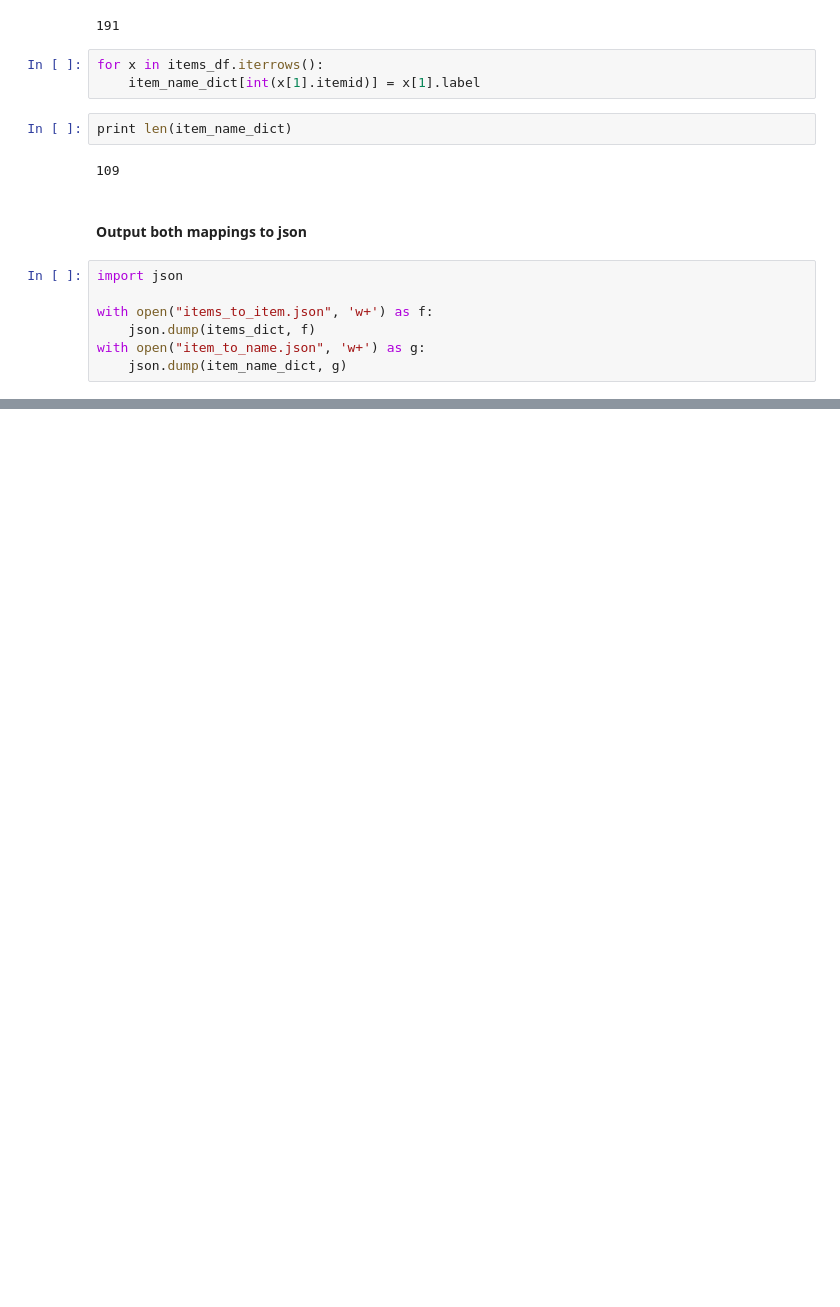
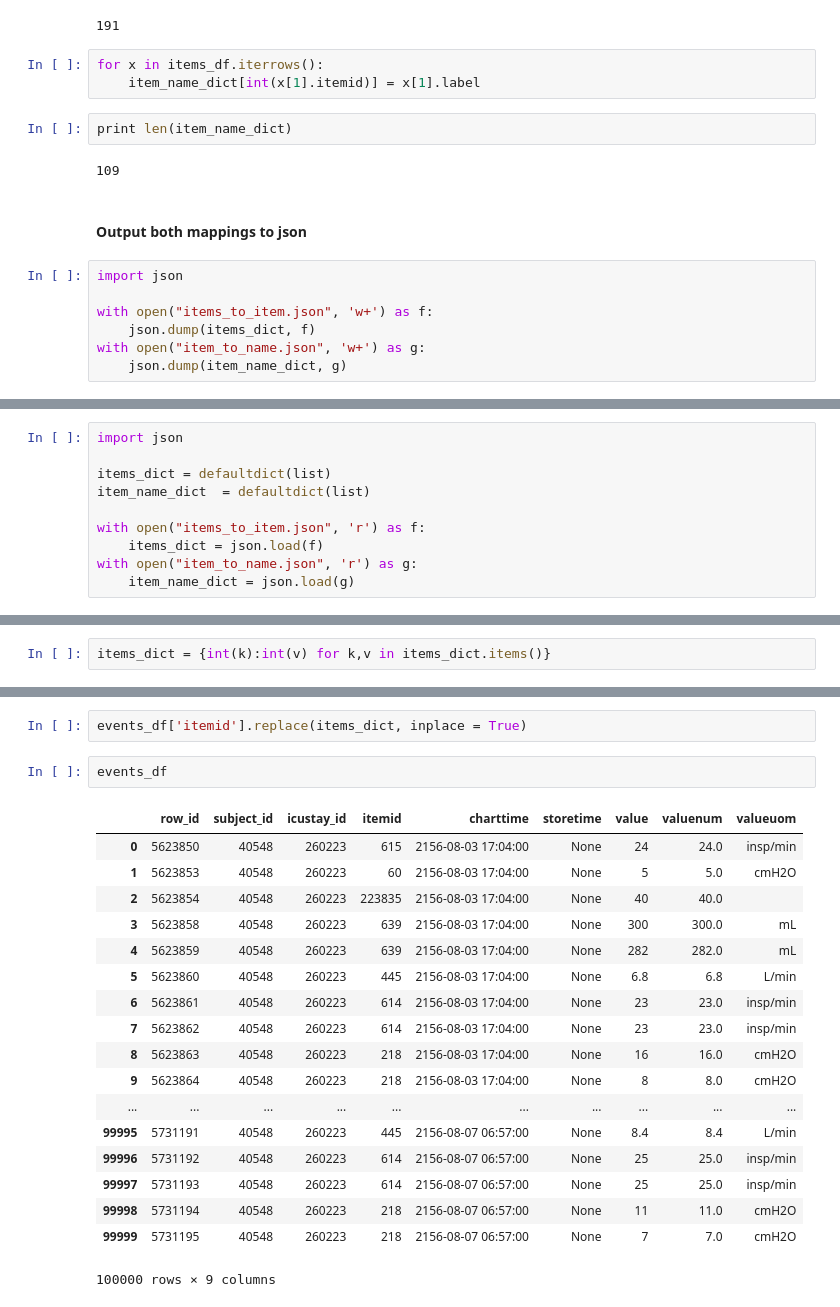
Before and after one commit to TimeForLime/mcnulty-five, a Jupyter notebook: sameh/Mapping_item_IDs.ipynb, the cells around one changed output, grey strips where cells are left out. Saved outputs shown, nothing was run; the diff lists cells and outputs as text; blank space fills up the shorter version.

```diff
--- a/sameh/Mapping_item_IDs.ipynb
+++ b/sameh/Mapping_item_IDs.ipynb
@@ -110,0 +117,10 @@ with open("item_to_name.json", 'w+') as g:
+# %%
+import json
+
+items_dict = defaultdict(list)
+item_name_dict  = defaultdict(list)
+
+with open("items_to_item.json", 'r') as f:
+    items_dict = json.load(f)
+with open("item_to_name.json", 'r') as g:
+    item_name_dict = json.load(g)
@@ -110,0 +129,2 @@ with open("item_to_name.json", 'w+') as g:
+# %%
+items_dict = {int(k):int(v) for k,v in items_dict.items()}
@@ -110,0 +154,23 @@ with open("item_to_name.json", 'w+') as g:
+# %%
+events_df['itemid'].replace(items_dict, inplace = True)
+# %%
+events_df
+# %% [output]
+|  | row_id | subject_id | icustay_id | itemid | charttime | storetime | value | valuenum | valueuom |
+| 0 | 5623850 | 40548 | 260223 | 615 | 2156-08-03 17:04:00 | None | 24 | 24.0 | insp/min |
+| 1 | 5623853 | 40548 | 260223 | 60 | 2156-08-03 17:04:00 | None | 5 | 5.0 | cmH2O |
+| 2 | 5623854 | 40548 | 260223 | 223835 | 2156-08-03 17:04:00 | None | 40 | 40.0 |  |
+| 3 | 5623858 | 40548 | 260223 | 639 | 2156-08-03 17:04:00 | None | 300 | 300.0 | mL |
+| 4 | 5623859 | 40548 | 260223 | 639 | 2156-08-03 17:04:00 | None | 282 | 282.0 | mL |
+| 5 | 5623860 | 40548 | 260223 | 445 | 2156-08-03 17:04:00 | None | 6.8 | 6.8 | L/min |
+| 6 | 5623861 | 40548 | 260223 | 614 | 2156-08-03 17:04:00 | None | 23 | 23.0 | insp/min |
+| 7 | 5623862 | 40548 | 260223 | 614 | 2156-08-03 17:04:00 | None | 23 | 23.0 | insp/min |
+| 8 | 5623863 | 40548 | 260223 | 218 | 2156-08-03 17:04:00 | None | 16 | 16.0 | cmH2O |
+| 9 | 5623864 | 40548 | 260223 | 218 | 2156-08-03 17:04:00 | None | 8 | 8.0 | cmH2O |
+| ... | ... | ... | ... | ... | ... | ... | ... | ... | ... |
+| 99995 | 5731191 | 40548 | 260223 | 445 | 2156-08-07 06:57:00 | None | 8.4 | 8.4 | L/min |
+| 99996 | 5731192 | 40548 | 260223 | 614 | 2156-08-07 06:57:00 | None | 25 | 25.0 | insp/min |
+| 99997 | 5731193 | 40548 | 260223 | 614 | 2156-08-07 06:57:00 | None | 25 | 25.0 | insp/min |
+| 99998 | 5731194 | 40548 | 260223 | 218 | 2156-08-07 06:57:00 | None | 11 | 11.0 | cmH2O |
+| 99999 | 5731195 | 40548 | 260223 | 218 | 2156-08-07 06:57:00 | None | 7 | 7.0 | cmH2O |
+100000 rows × 9 columns
```
Also changed, not shown: parts of 5 cells of this notebook.
